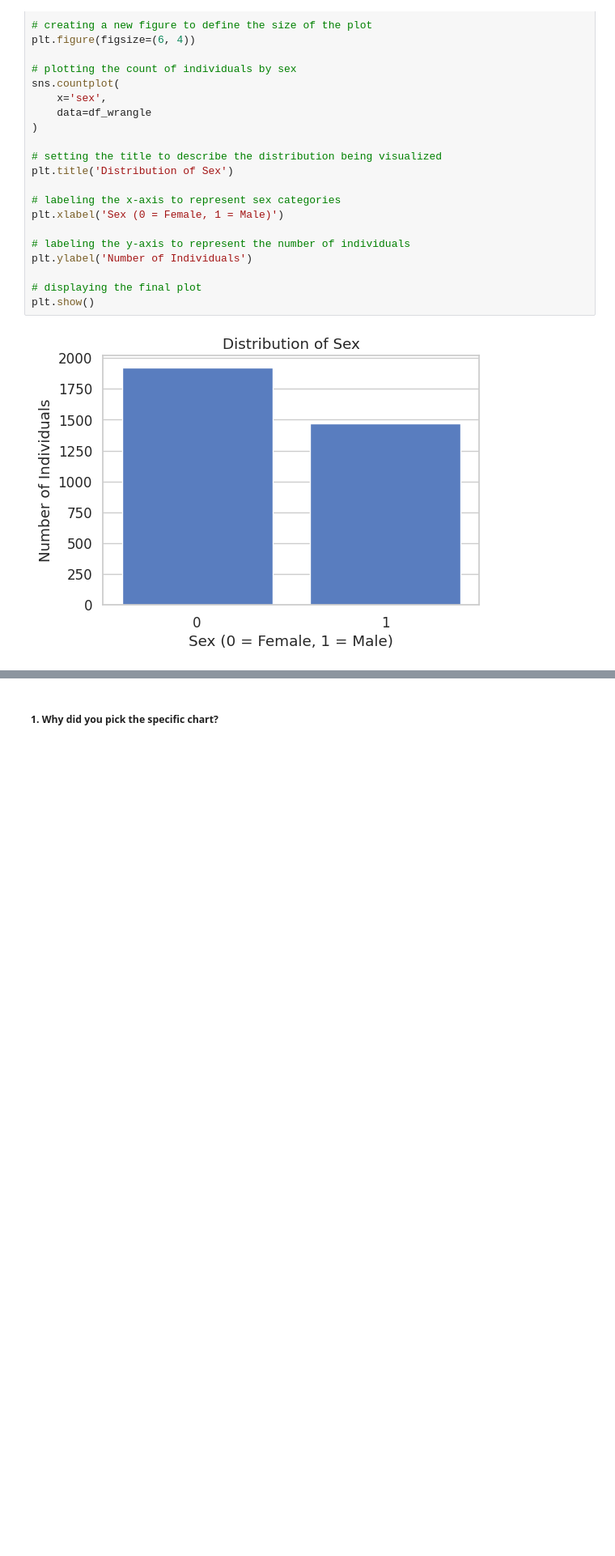
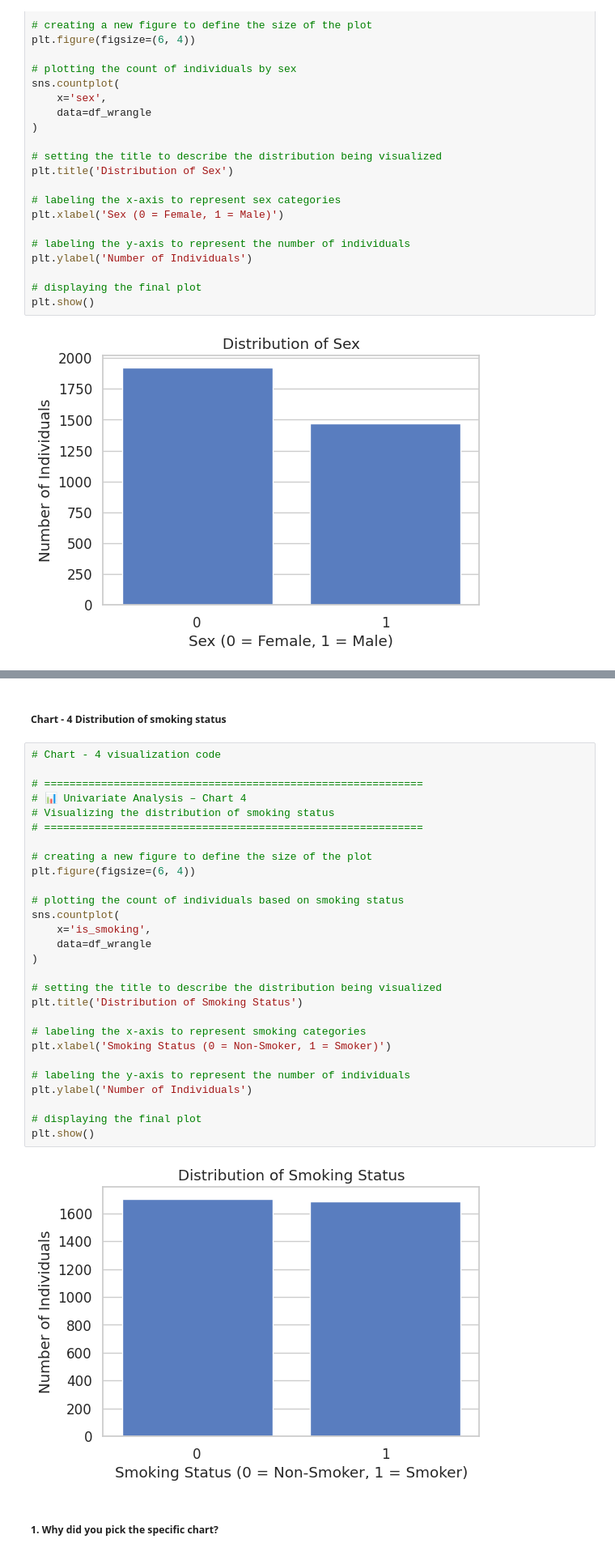
Before and after one commit to MonaliM5/cardio_risk_prediction, a Jupyter notebook: notebooks/Cardiovascular_Risk_Prediction.ipynb, the cells around one changed output, grey strips where cells are left out. Shown at 81% size. Cells and saved outputs as stored; diff of their text form; blank space fills up the shorter version.

Commit message:
viz (chart 4) : perform univariate analysis of smoking status distribution 🚬

```diff
--- a/notebooks/Cardiovascular_Risk_Prediction.ipynb
+++ b/notebooks/Cardiovascular_Risk_Prediction.ipynb
@@ -683,2 +737,34 @@ plt.show()
+# %% [markdown]
+##### Chart - 4 Distribution of smoking status
+# %%
+# Chart - 4 visualization code
+
+# ============================================================
+# 📊 Univariate Analysis – Chart 4
+# Visualizing the distribution of smoking status
+# ============================================================
+
+# creating a new figure to define the size of the plot
+plt.figure(figsize=(6, 4))
+
+# plotting the count of individuals based on smoking status
+sns.countplot(
+    x='is_smoking',
+    data=df_wrangle
+)
+
+# setting the title to describe the distribution being visualized
+plt.title('Distribution of Smoking Status')
+
+# labeling the x-axis to represent smoking categories
+plt.xlabel('Smoking Status (0 = Non-Smoker, 1 = Smoker)')
+
+# labeling the y-axis to represent the number of individuals
+plt.ylabel('Number of Individuals')
+
+# displaying the final plot
+plt.show()
+# %% [output]
+[figure, added]
 # %% [markdown]
 ##### 1. Why did you pick the specific chart?
```
Also changed, not shown: parts of 25 cells of this notebook.
